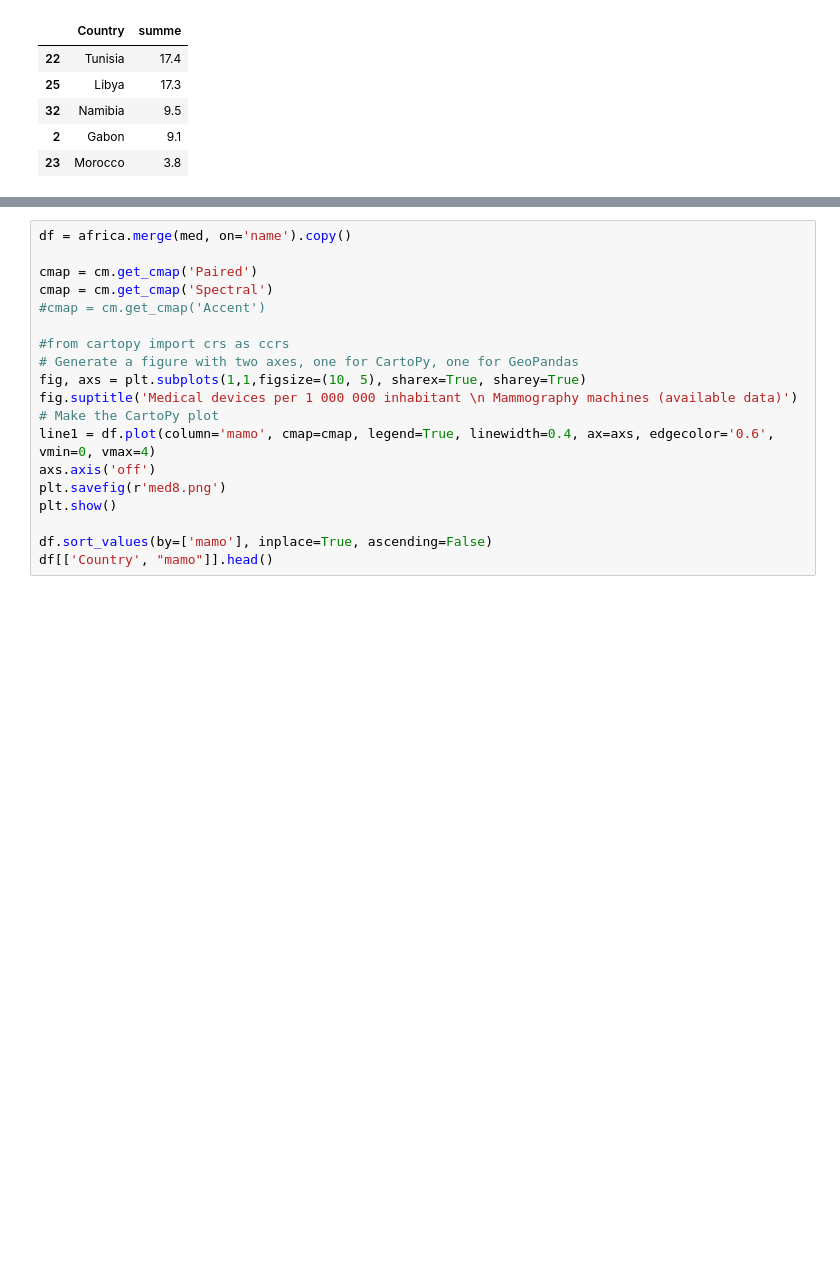
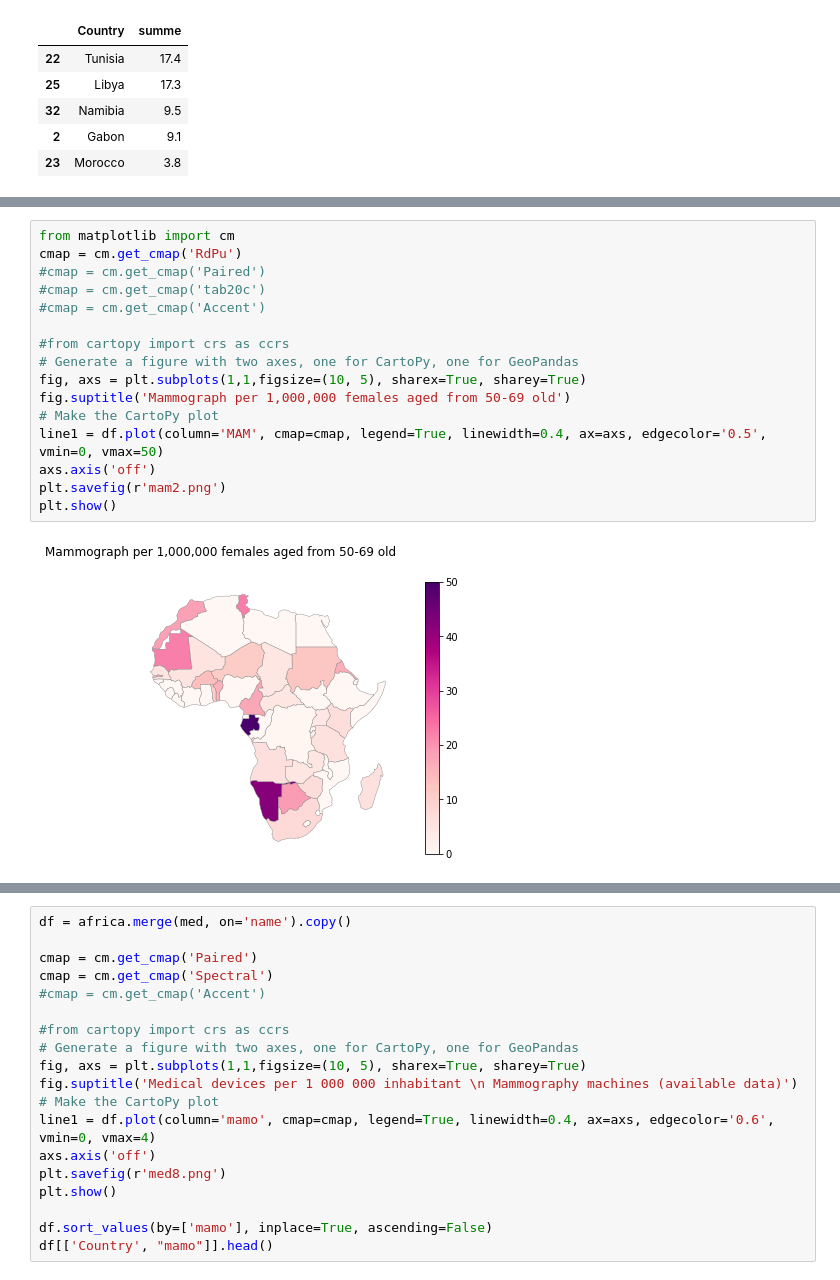
Before and after one commit to inestej/cancer_africa, a Jupyter notebook: Medical_devices.ipynb, the cells around one changed output, grey strips where cells are left out. Saved outputs shown, nothing was run; the diff lists cells and outputs as text; blank space fills up the shorter version.

```diff
--- a/Medical_devices.ipynb
+++ b/Medical_devices.ipynb
@@ -104,2 +125,20 @@ df[['Country', "summe"]].head()
+# %%
+from matplotlib import cm
+cmap = cm.get_cmap('RdPu')
+#cmap = cm.get_cmap('Paired')
+#cmap = cm.get_cmap('tab20c')
+#cmap = cm.get_cmap('Accent')
+
+#from cartopy import crs as ccrs
+# Generate a figure with two axes, one for CartoPy, one for GeoPandas
+fig, axs = plt.subplots(1,1,figsize=(10, 5), sharex=True, sharey=True)
+fig.suptitle('Mammograph per 1,000,000 females aged from 50-69 old')
+# Make the CartoPy plot
+line1 = df.plot(column='MAM', cmap=cmap, legend=True, linewidth=0.4, ax=axs, edgecolor='0.5', vmin=0, vmax=50)
+axs.axis('off')
+plt.savefig(r'mam2.png')
+plt.show()
+# %% [output]
+[figure, added]
 # %%
 from matplotlib import cm
```
Also changed, not shown: parts of 5 cells of this notebook.
